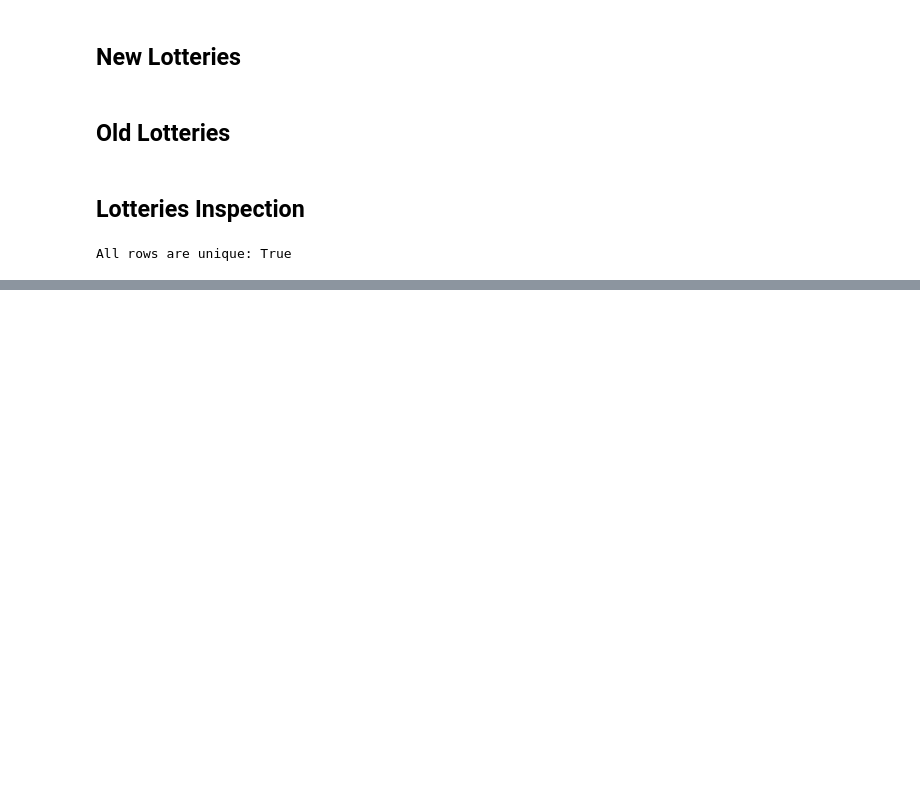
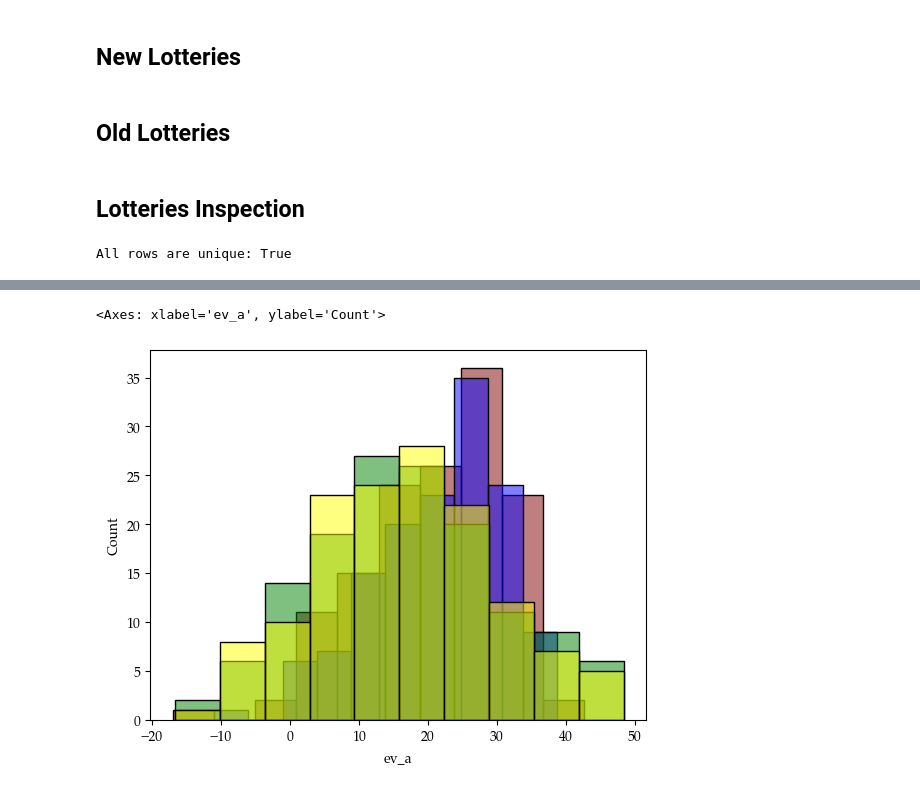
Before and after one commit to LuSchumacher/prospect_theory, a Jupyter notebook: notebooks/00_gamble_generation.ipynb, the cells around one changed output, grey strips where cells are left out. Cells and saved outputs as stored; diff of their text form; code cells hidden in the pictures; blank space fills up the shorter version.

```diff
--- a/notebooks/00_gamble_generation.ipynb
+++ b/notebooks/00_gamble_generation.ipynb
@@ -230,0 +231,9 @@ sns.despine(ax=ax)
+# %%
+sns.histplot(data=lotteries_new, x="ev_a", color='maroon', alpha=0.5)
+sns.histplot(data=lotteries_new, x="ev_b", color='blue', alpha=0.5)
+
+sns.histplot(data=lotteries_old, x="ev_a", color='green', alpha=0.5)
+sns.histplot(data=lotteries_old, x="ev_b", color='yellow', alpha=0.5)
+# %% [output]
+<Axes: xlabel='ev_a', ylabel='Count'>
+[figure, added]
```
Also changed, not shown: parts of 3 cells of this notebook.
